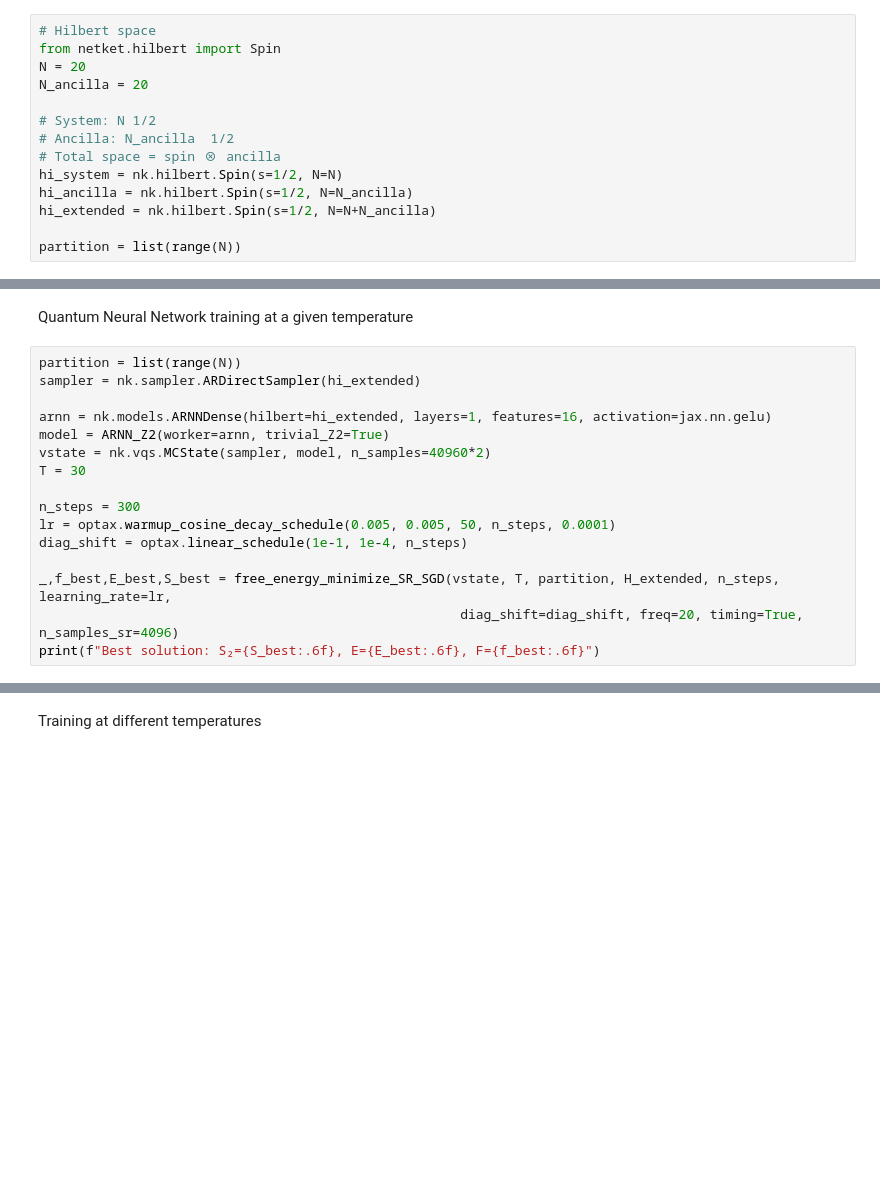
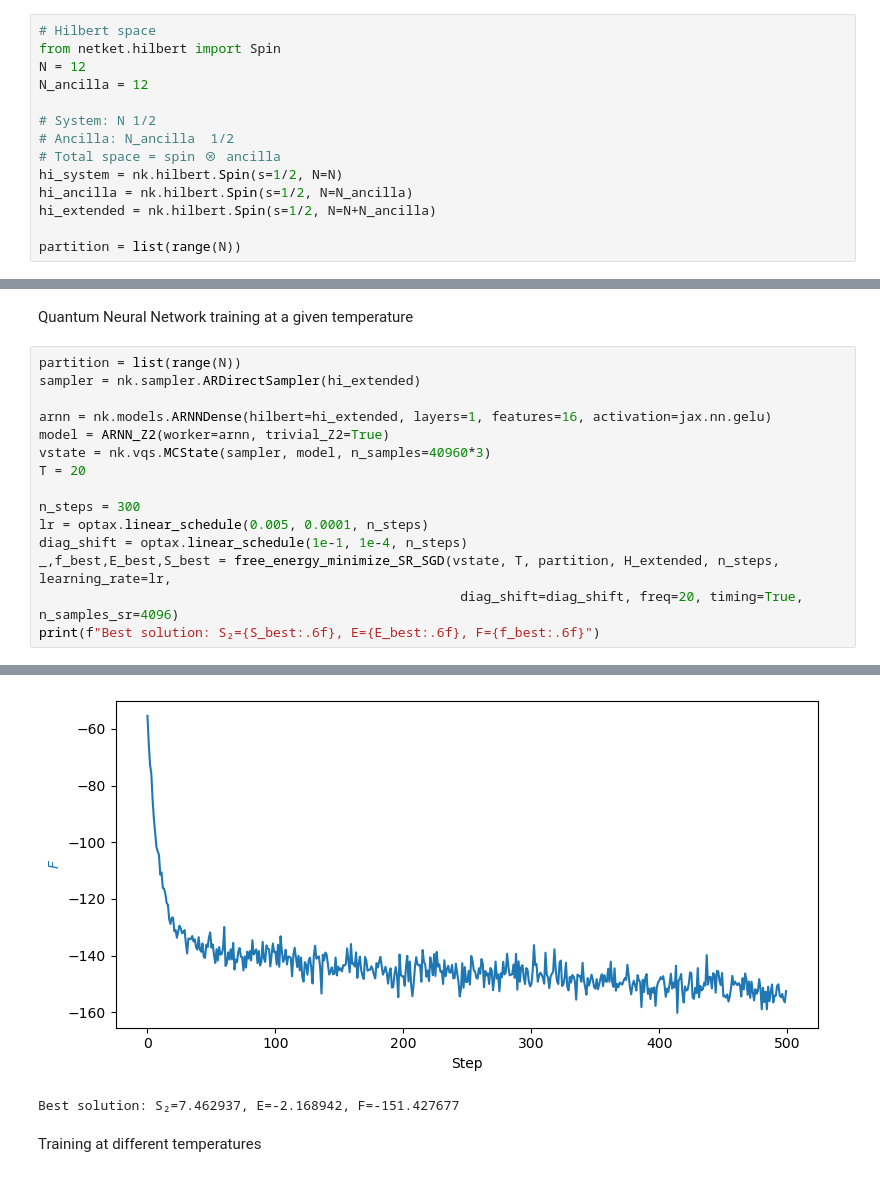
Before and after one commit to ismaelcastrouimp/TFM, a Jupyter notebook: notebooks/Renyi_Ising.ipynb, the cells around one changed output, grey strips where cells are left out. Saved outputs shown, nothing was run; the diff lists cells and outputs as text; blank space fills up the shorter version.

```diff
--- a/notebooks/Renyi_Ising.ipynb
+++ b/notebooks/Renyi_Ising.ipynb
@@ -25,8 +25,8 @@ from src_renyi import (
 # %%
 # Hilbert space
 from netket.hilbert import Spin
-N = 20
-N_ancilla = 20
+N = 12
+N_ancilla = 12
 
 # System: N 1/2
 # Ancilla: N_ancilla  1/2
@@ -69,13 +69,12 @@ sampler = nk.sampler.ARDirectSampler(hi_extended)
 
 arnn = nk.models.ARNNDense(hilbert=hi_extended, layers=1, features=16, activation=jax.nn.gelu)
 model = ARNN_Z2(worker=arnn, trivial_Z2=True)
-vstate = nk.vqs.MCState(sampler, model, n_samples=40960*2)
-T = 30
+vstate = nk.vqs.MCState(sampler, model, n_samples=40960*3)
+T = 20
 
 n_steps = 300
-lr = optax.warmup_cosine_decay_schedule(0.005, 0.005, 50, n_steps, 0.0001)
+lr = optax.linear_schedule(0.005, 0.0001, n_steps)
 diag_shift = optax.linear_schedule(1e-1, 1e-4, n_steps)
-
 _,f_best,E_best,S_best = free_energy_minimize_SR_SGD(vstate, T, partition, H_extended, n_steps, learning_rate=lr,
                                                       diag_shift=diag_shift, freq=20, timing=True, n_samples_sr=4096)
 print(f"Best solution: S₂={S_best:.6f}, E={E_best:.6f}, F={f_best:.6f}")
@@ -87,3 +99,5 @@ Step   60 | F=-233.914127 | t=0.639s
+[figure, added]
+Best solution: S₂=7.462937, E=-2.168942, F=-151.427677
 # %% [markdown]
 Training at different temperatures
 # %%
```
Also changed, not shown: parts of 2 cells of this notebook, 3 other files.
